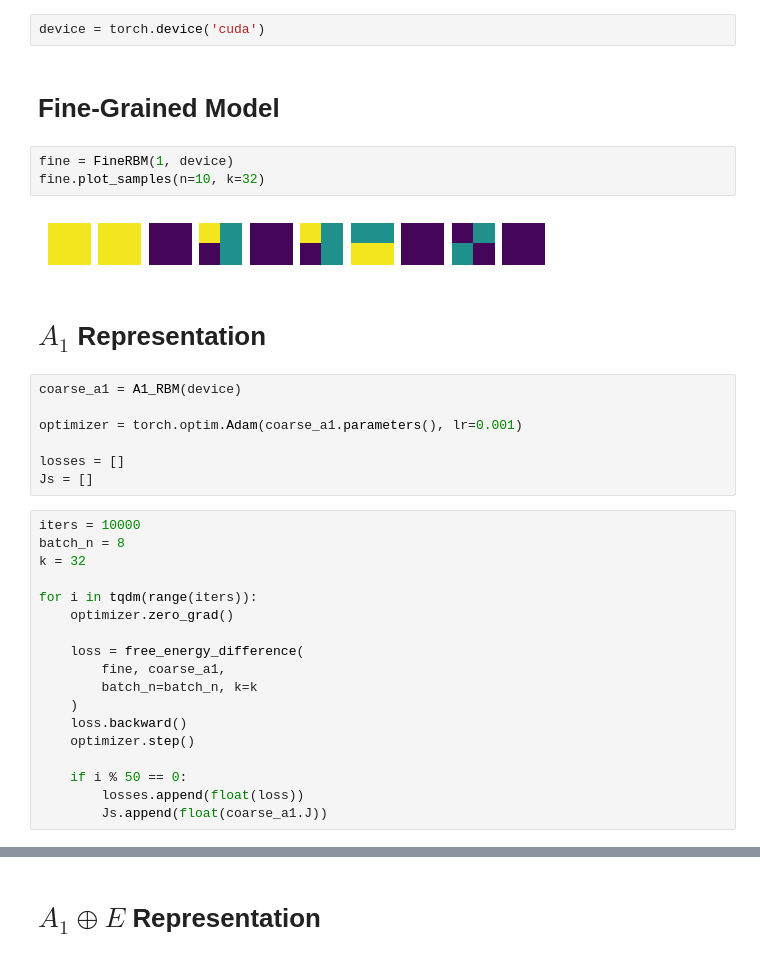
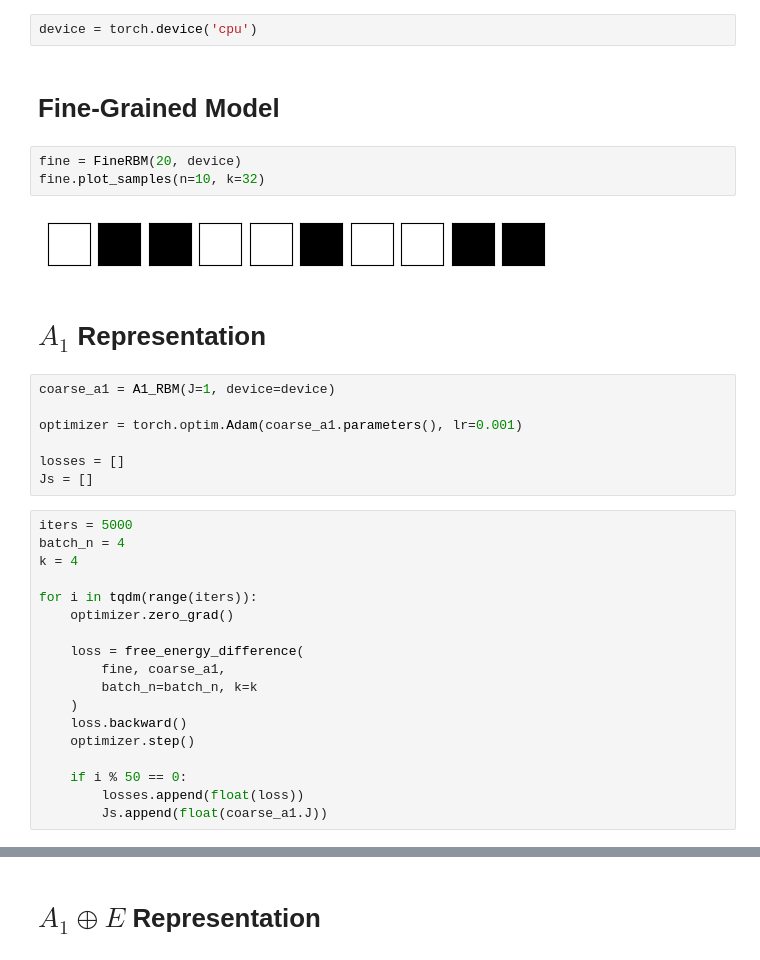
Before and after one commit to jshe2304/dlrg, a Jupyter notebook: train.ipynb, the cells around one changed output, grey strips where cells are left out. Drawn from its saved outputs; the diff is of its cells as text.

```diff
--- a/train.ipynb
+++ b/train.ipynb
@@ -9,26 +9,26 @@ from models import *
 from utils.loss import *
 # %%
-device = torch.device('cuda')
+device = torch.device('cpu')
 # %% [markdown]
 # Fine-Grained Model
 # %%
-fine = FineRBM(1, device)
+fine = FineRBM(20, device)
 fine.plot_samples(n=10, k=32)
 # %% [output]
-[figure, old version]
+[figure, new version]
 # %% [markdown]
 # $A_1$ Representation
 # %%
-coarse_a1 = A1_RBM(device)
+coarse_a1 = A1_RBM(J=1, device=device)
 
 optimizer = torch.optim.Adam(coarse_a1.parameters(), lr=0.001)
 
 losses = []
 Js = []
 # %%
-iters = 10000
-batch_n = 8
-k = 32
+iters = 5000
+batch_n = 4
+k = 4
 
 for i in tqdm(range(iters)):
     optimizer.zero_grad()
```
Also changed, not shown: parts of 7 cells of this notebook, 8 other files.
